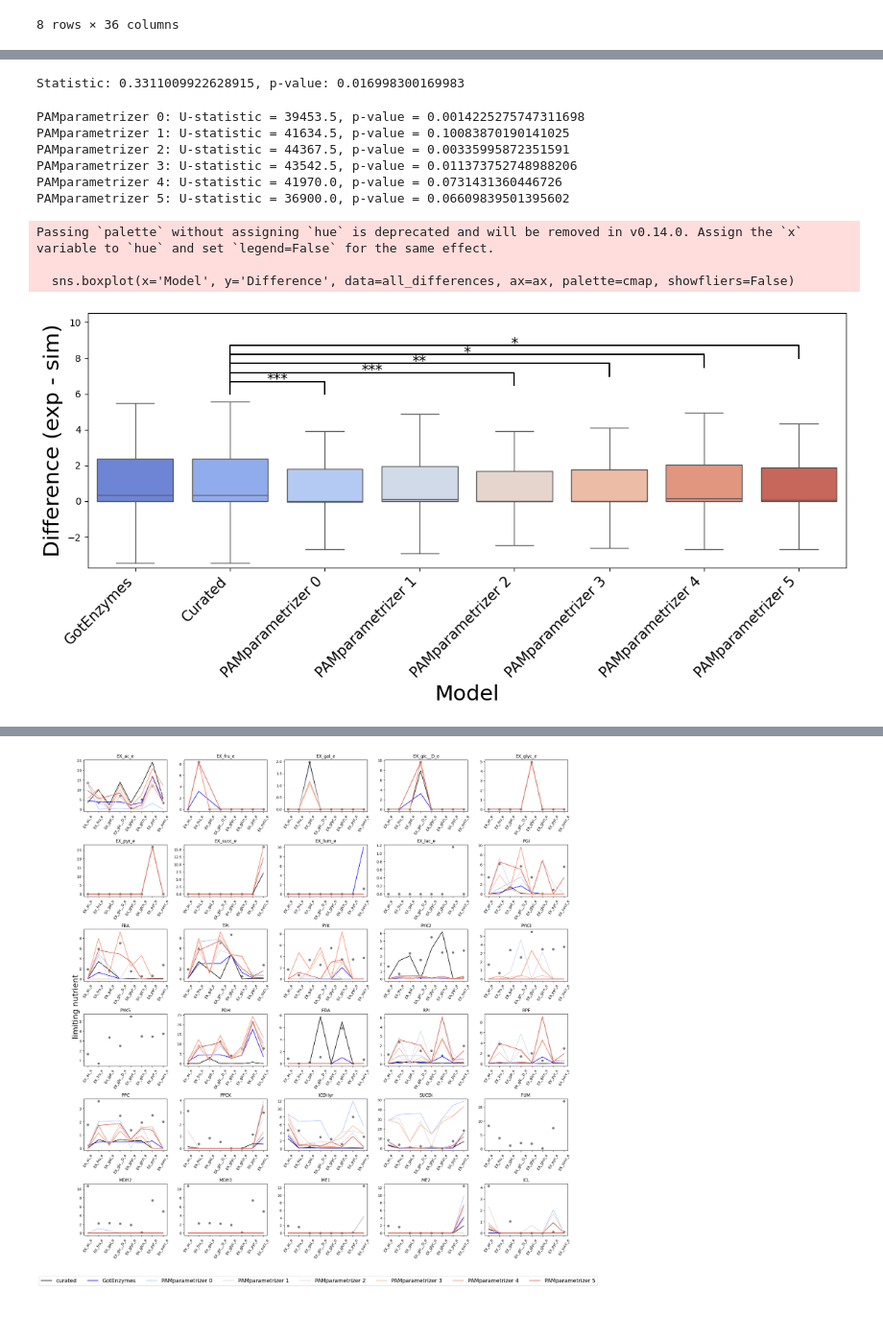
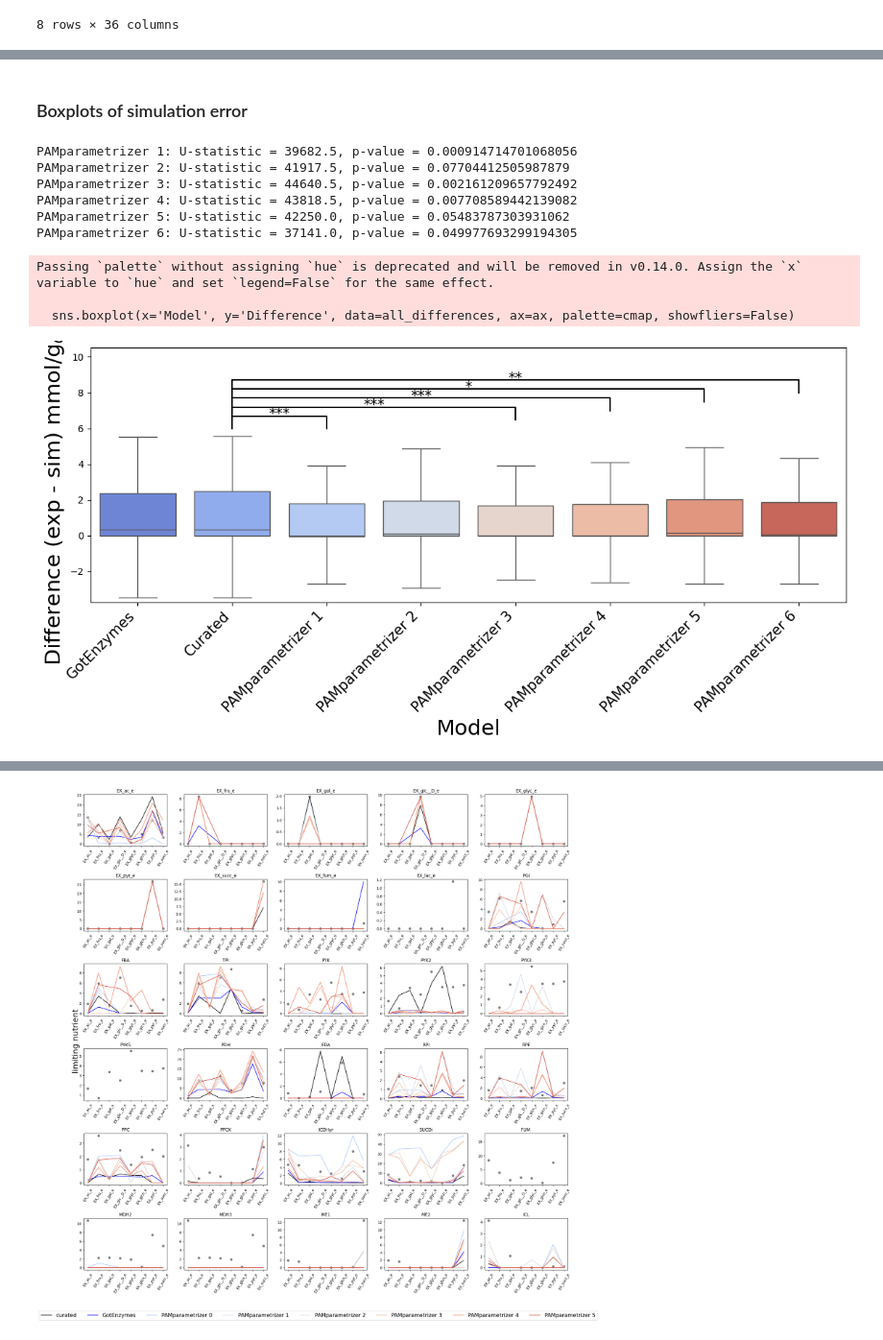
Before and after one commit to iAMB-RWTH-Aachen/PAMparametrizer, a Jupyter notebook: Scripts/i3_analysis/PAMparametrizer_iML1515_validation_csources.ipynb, the cells around one changed output, grey strips where cells are left out. Shown: that part at 96% size. Saved outputs shown, nothing was run; the diff lists cells and outputs as text; code cells hidden in the pictures.

Commit message:
loads of improvements and updated results

```diff
--- a/Scripts/i3_analysis/PAMparametrizer_iML1515_validation_csources.ipynb
+++ b/Scripts/i3_analysis/PAMparametrizer_iML1515_validation_csources.ipynb
@@ -425,12 +425,13 @@ validation_df_1
 models = ['GotEnzymes','Curated'] + [f'PAMparametrizer {alt}' for alt in error_new_dict.keys()]
 model_colors = sns.color_palette("coolwarm", n_colors=len(models))
 cmap = dict(zip(models, model_colors))
+fontsize=15
 
 fig, axs = plt.subplots(nrows = int(len(fluxes_new_dict)/2), ncols = 2, sharey='row', sharex='col', figsize = (20,20))
 axs = axs.flatten()
 
 for alt, fluxes_new in fluxes_new_dict.items():
-    ax = axs[alt]
+    ax = axs[alt-1]
     curated = []
     wt = []
     new = []
@@ -477,17 +471,5 @@ fluxes_curated
-# %%
-from scipy.stats import permutation_test
-
-def statistic(x, y):
-    return np.median(x) - np.median(y)
-
-errors_curated = all_differences[all_differences['Model']=='Curated'].Difference
-errors_2 = all_differences[all_differences['Model']=='PAMparametrizer 2'].Difference
-
-
-result = permutation_test((errors_curated, errors_2), statistic, alternative="greater", n_resamples=10000)
-print(f"Statistic: {result.statistic}, p-value: {result.pvalue}")
-# %% [output]
-Statistic: 0.3311009922628915, p-value: 0.016998300169983
+# %% [markdown]
+### Boxplots of simulation error
 # %%
 def plot_significant_annotation(ax, column, sign, compare_df, dodge_factor):
         # Add annotation for significance
@@ -529,38 +511,38 @@ for col, (model, sub_df) in enumerate(zip(models, [fluxes_wt, fluxes_curated] +
         print(f"{model}: U-statistic = {stat}, p-value = {p}")
         if p < 0.075:
             sign = '*'
         if p < 0.05:
             sign = '**'
         if p < 0.01:
             sign = '***'
         if p < 0.075:
             num_significant += 1
             plot_significant_annotation(ax, col, sign, curated_diff_df, num_significant*0.5)
 
     # Append to the main DataFrame
     all_differences = pd.concat([all_differences, temp_df], ignore_index=True)
 
 # Boxplot or Violin Plot
 sns.boxplot(x='Model', y='Difference', data=all_differences, ax=ax, palette=cmap, showfliers=False)
 
 # Adjust y-axis to focus on bulk data and add space for annotations
 ax.set_ylim([all_differences['Difference'].quantile(0.05), all_differences['Difference'].quantile(0.95)+3])
 
 # Set labels and title
 ax.set_xticklabels(ax.get_xticklabels(), rotation=45, ha='right', fontsize=fontsize)
 ax.set_xlabel('Model', fontsize=fontsize * 1.5)
-ax.set_ylabel('Difference (exp - sim)', fontsize=fontsize * 1.5)
+ax.set_ylabel(r'Difference (exp - sim) mmol/$\text{g}_{CDW}$/h', fontsize=fontsize * 1.5)
 
 plt.tight_layout()
 plt.show()
 # %% [output]
-PAMparametrizer 0: U-statistic = 39453.5, p-value = 0.0014225275747311698
-PAMparametrizer 1: U-statistic = 41634.5, p-value = 0.10083870190141025
-PAMparametrizer 2: U-statistic = 44367.5, p-value = 0.00335995872351591
-PAMparametrizer 3: U-statistic = 43542.5, p-value = 0.011373752748988206
-PAMparametrizer 4: U-statistic = 41970.0, p-value = 0.0731431360446726
-PAMparametrizer 5: U-statistic = 36900.0, p-value = 0.06609839501395602
+PAMparametrizer 1: U-statistic = 39682.5, p-value = 0.000914714701068056
+PAMparametrizer 2: U-statistic = 41917.5, p-value = 0.07704412505987879
+PAMparametrizer 3: U-statistic = 44640.5, p-value = 0.002161209657792492
+PAMparametrizer 4: U-statistic = 43818.5, p-value = 0.007708589442139082
+PAMparametrizer 5: U-statistic = 42250.0, p-value = 0.05483787303931062
+PAMparametrizer 6: U-statistic = 37141.0, p-value = 0.049977693299194305
 Passing `palette` without assigning `hue` is deprecated and will be removed in v0.14.0. Assign the `x` variable to `hue` and set `legend=False` for the same effect.
 
   sns.boxplot(x='Model', y='Difference', data=all_differences, ax=ax, palette=cmap, showfliers=False)
-[figure, old version]
+[figure, new version]
```
Also changed, not shown: parts of 10 cells of this notebook, 34 other files.
